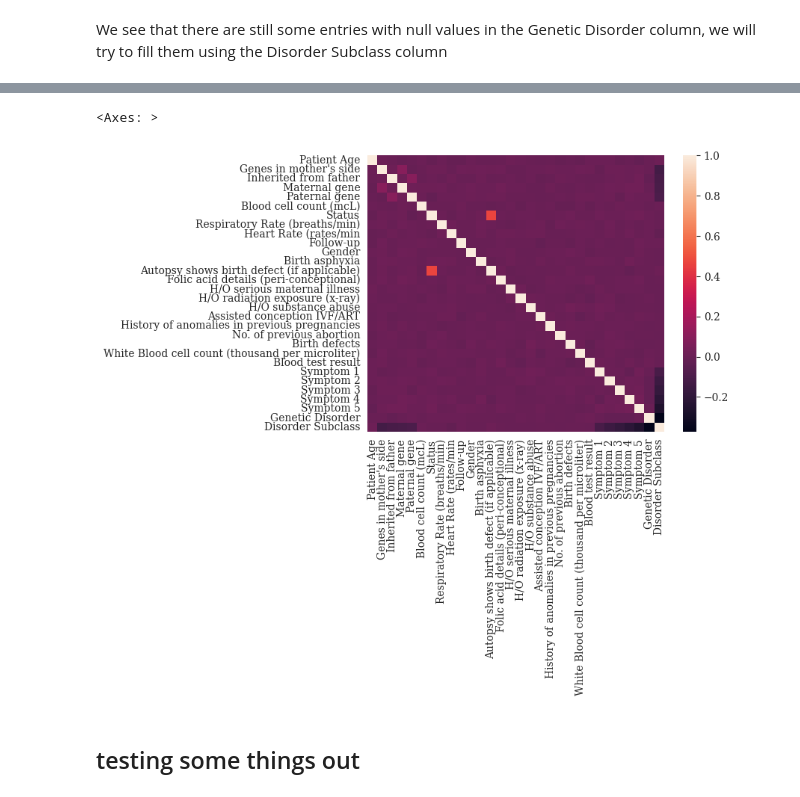
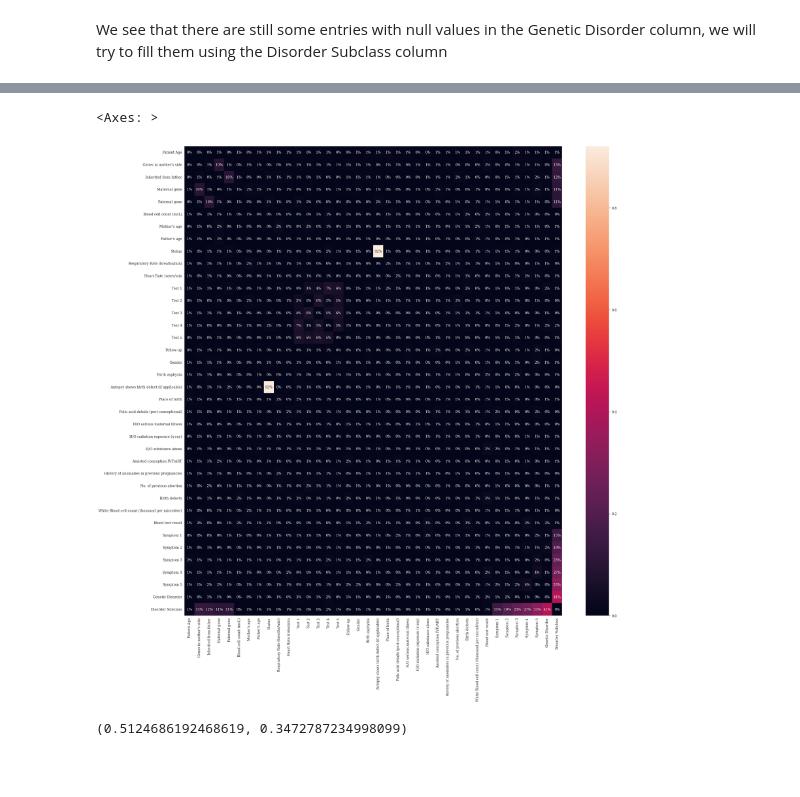
Before and after one commit to salmaloukili/ML, a Jupyter notebook: notebook.ipynb, the cells around one changed output, grey strips where cells are left out. Drawn from its saved outputs; the diff is of its cells as text; code cells hidden in the pictures; blank space fills up the shorter version.

```diff
--- a/notebook.ipynb
+++ b/notebook.ipynb
@@ -200,11 +198,2 @@ Number of entries with null values in both 'Genetic Disorder' and 'Disorder Subc
 # %% [markdown]
 We see that there are still some entries with null values in the Genetic Disorder column, we will try to fill them using the Disorder Subclass column
-# %%
-pairs = data_1.groupby(["Disorder Subclass", "Genetic Disorder"], sort='Genetic Disorder', as_index=False).any()[
-    ['Disorder Subclass', 'Genetic Disorder']]
-data_1.loc[data_1['Genetic Disorder'].isna()] = data_1[
-    data_1['Genetic Disorder'].isna()].reset_index().merge(
-    pairs, on='Disorder Subclass', how='inner',
-    suffixes=('_y', '')).drop('Genetic Disorder_y', axis=1).set_index("index")
-
-# data_1 = data_1.loc[~data_1['Disorder Subclass'].isna()]
@@ -249,7 +199,0 @@ Column: [unique options list]: number of null values
-# %%
-# List of columns to be dropped
-columns_to_drop = ['Institute Name', 'Location of Institute', "Father's name", "Place of birth", "Mother's age",
-                   "Father's age", 'Patient First Name', 'Family Name', 'Patient Id', 'Test 1', 'Test 2', 'Test 3', 'Test 4', 'Test 5',
-                   'Parental consent']
-
-data_1 = data_1.drop(columns=columns_to_drop)
@@ -525,7 +298,10 @@ dataset
-# %%
-sns.heatmap(corr, xticklabels=corr.columns, yticklabels=corr.columns, annot=False)
-# %% [output]
-<Axes: >
-[figure, removed]
-# %% [markdown]
-## testing some things out
+# %%
+heat_data = dataset.copy()
+heat_data['Genetic Disorder'] = label_encoder.fit_transform(heat_data['Genetic Disorder'])
+heat_data['Disorder Subclass'] = label_encoder.fit_transform(heat_data['Disorder Subclass'])
+corr = heat_data.corr().applymap(lambda x: 0 if x > 0.99 else abs(x))
+plt.figure(figsize=(25, 25))
+sns.heatmap(corr, annot=True, fmt=".0%")
+# %% [output]
+<Axes: >
+[figure, added]
@@ -531,0 +318,16 @@ sns.heatmap(corr, xticklabels=corr.columns, yticklabels=corr.columns, annot=Fals
+# %%
+# import metrics to compute accuracy
+from sklearn.metrics import f1_score
+
+svc = SVC(kernel='linear', C=1)
+# fit classifier to training set
+svc.fit(X_train, Y_train)
+
+# make predictions on test set
+y_pred = svc.predict(X_test)
+
+# compute and print accuracy score
+(accuracy_score(Y_test, y_pred),
+f1_score(Y_test, y_pred, average='weighted'))
+# %% [output]
+(0.5124686192468619, 0.3472787234998099)
```
Also changed, not shown: parts of 27 cells of this notebook, 2 other files.
